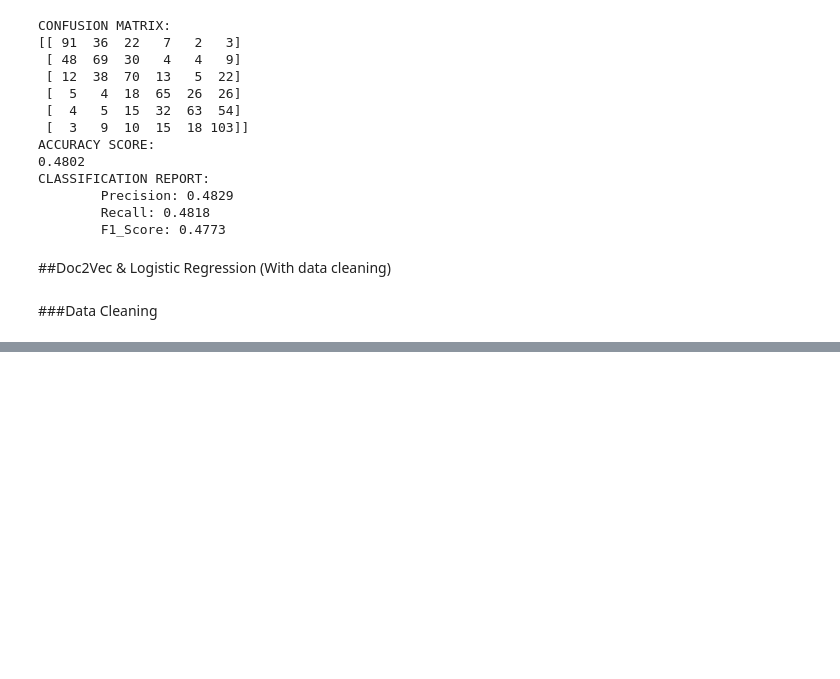
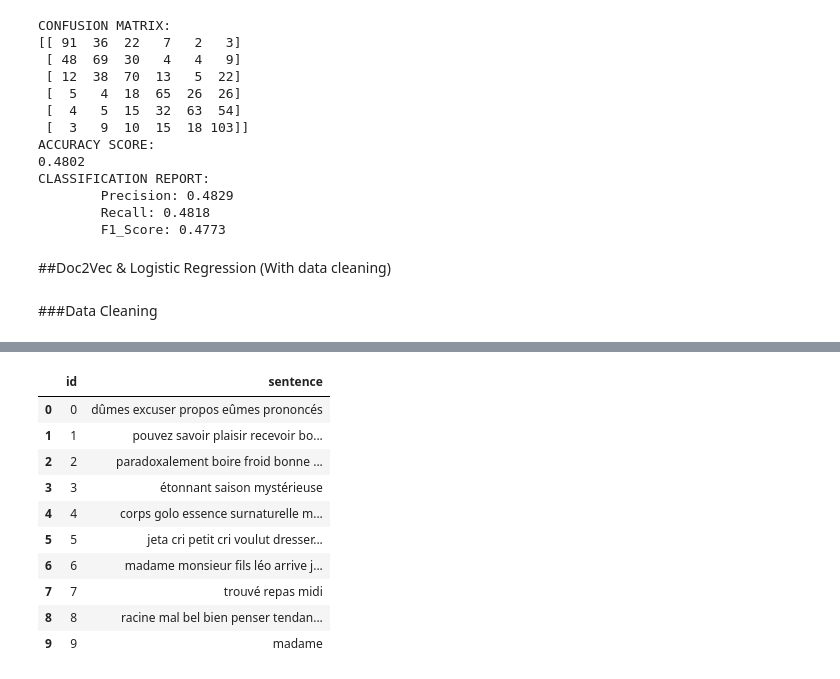
Before and after one commit to stefarine/DMML2022_ROLEX, a Jupyter notebook: DMML_PROJECT.ipynb, the cells around one changed output, grey strips where cells are left out. Drawn from its saved outputs; the diff is of its cells as text; code cells hidden in the pictures; blank space fills up the shorter version.

```diff
--- a/DMML_PROJECT.ipynb
+++ b/DMML_PROJECT.ipynb
@@ -98,0 +126,6 @@ def getResultsGridSearch(myGs):
+# %%
+#Function to remove punctuation
+def remove_punctuations(text):
+    for punctuation in string.punctuation:
+        text = text.replace(punctuation, " ")
+    return text
@@ -365,0 +453,17 @@ CLASSIFICATION REPORT:
+# %%
+#Remove stopwords
+df['sentence'] = df['sentence'].apply(lambda x: ' '.join([word for word in x.split() if word not in (french_stopwords)]))
+df_pred['sentence'] = df_pred['sentence'].apply(lambda x: ' '.join([word for word in x.split() if word not in (french_stopwords)]))
+df_pred.head(10)
+# %% [output]
+|  | id | sentence |
+| 0 | 0 | dûmes excuser propos eûmes prononcés |
+| 1 | 1 | pouvez savoir plaisir recevoir bo... |
+| 2 | 2 | paradoxalement boire froid bonne ... |
+| 3 | 3 | étonnant saison mystérieuse |
+| 4 | 4 | corps golo essence surnaturelle m... |
+| 5 | 5 | jeta cri petit cri voulut dresser... |
+| 6 | 6 | madame monsieur fils léo arrive j... |
+| 7 | 7 | trouvé repas midi |
+| 8 | 8 | racine mal bel bien penser tendan... |
+| 9 | 9 | madame |
```
Also changed, not shown: parts of 40 cells of this notebook.
